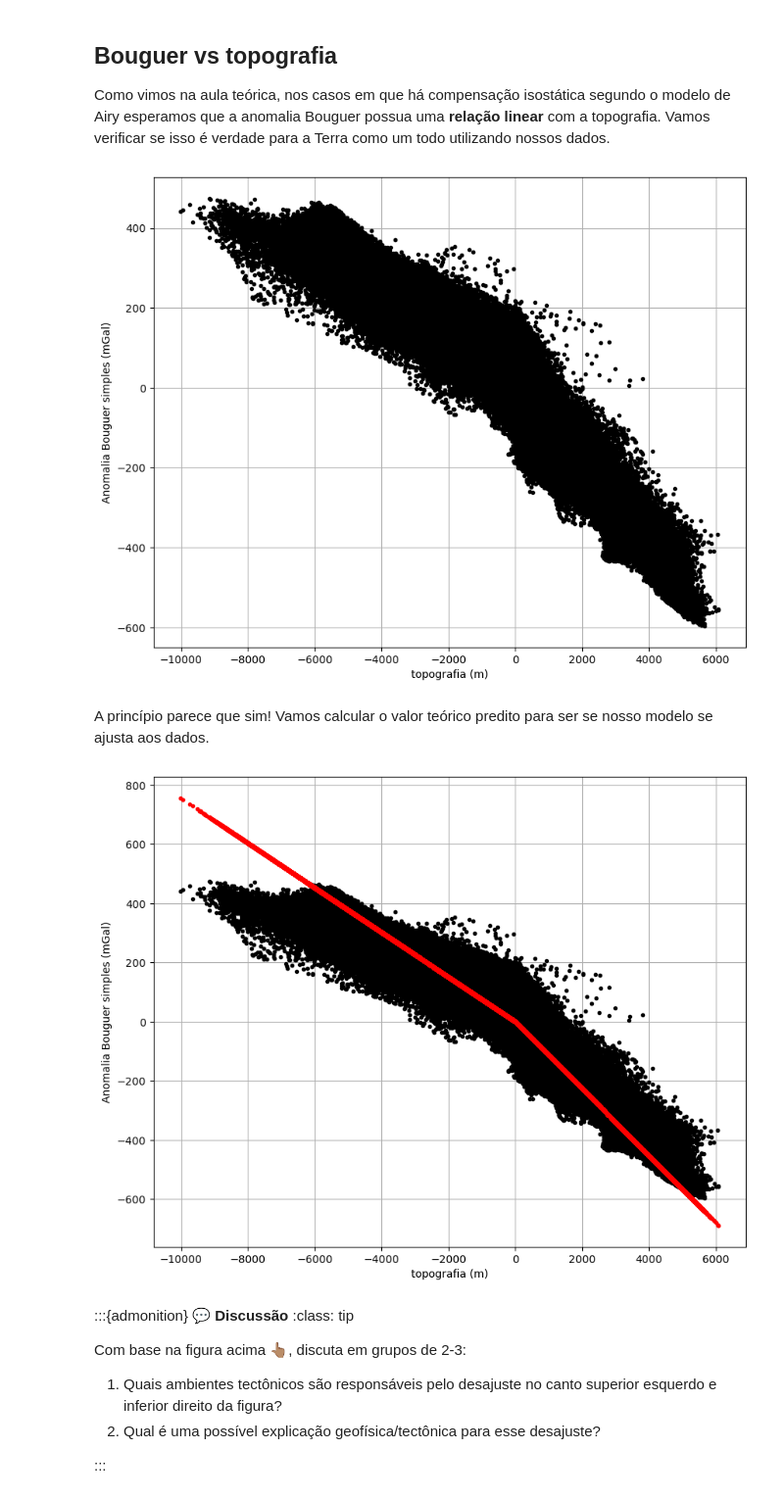
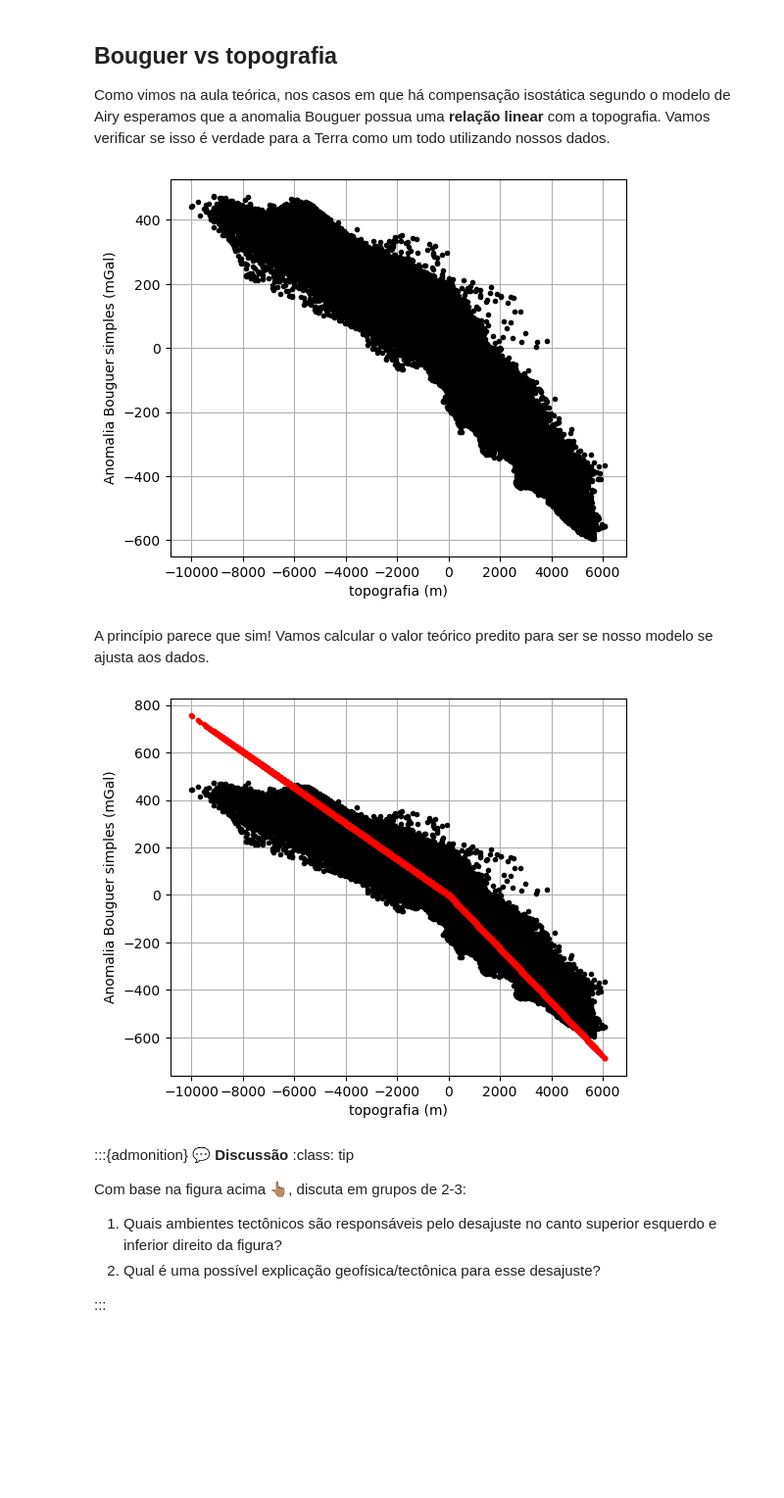
Before and after one commit to leouieda/concurso-usp-aula-2023, a Jupyter notebook: praticas/isostasia.ipynb, the cells around one changed output. Shown at 98% size. Drawn from its saved outputs; the diff is of its cells as text; code cells hidden in the pictures; blank space fills up the shorter version.

```diff
--- a/praticas/isostasia.ipynb
+++ b/praticas/isostasia.ipynb
@@ -57,13 +58,13 @@ Data variables:
 
 Como vimos na aula teórica, nos casos em que há compensação isostática segundo o modelo de Airy esperamos que a anomalia Bouguer possua uma **relação linear** com a topografia. Vamos verificar se isso é verdade para a Terra como um todo utilizando nossos dados.
 # %%
-plt.figure(figsize=(10, 8))
+plt.figure(figsize=(6, 5))
 plt.plot(dados.topografia.values.ravel(), dados.bouguer.values.ravel(), ".k")
 plt.xlabel("topografia (m)")
 plt.ylabel("Anomalia Bouguer simples (mGal)")
 plt.grid()
 # %% [output]
-[figure, old version]
+[figure, new version]
 # %% [markdown]
 A princípio parece que sim! Vamos calcular o valor teórico predito para ser se nosso modelo se ajusta aos dados.
 # %%
@@ -86,14 +87,14 @@ previsto = bouguer_airy(
     densidade_agua=1000,
 )
 # %%
-plt.figure(figsize=(10, 8))
+plt.figure(figsize=(6, 5))
 plt.plot(dados.topografia.values.ravel(), dados.bouguer.values.ravel(), ".k")
 plt.plot(dados.topografia.values.ravel(), previsto.values.ravel(), ".r")
 plt.xlabel("topografia (m)")
 plt.ylabel("Anomalia Bouguer simples (mGal)")
 plt.grid()
 # %% [output]
-[figure, old version]
+[figure, new version]
 # %% [markdown]
 :::{admonition} 💬 **Discussão**
 :class: tip
```
Also changed, not shown: parts of 19 cells of this notebook, 12 other files.
